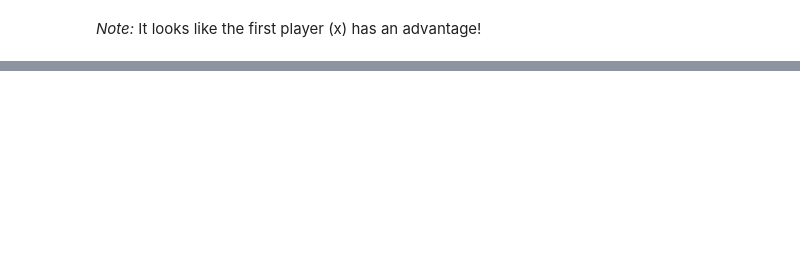
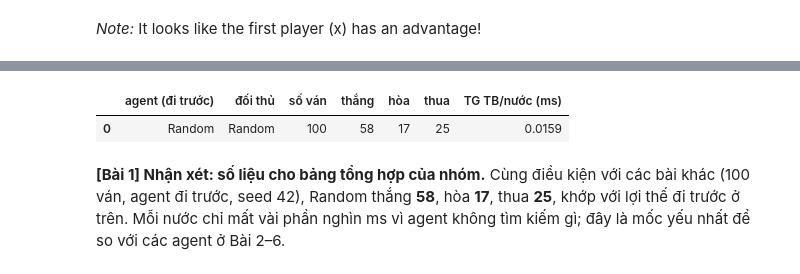
Before and after one commit to 10tothepowerof6/AdvancedAI-Repo, a Jupyter notebook: lab05_game_HuynhTanPhiHung_3124720026_DoXuanTrieu_3124720072_LeTanPhat_3124720050_LeNgocPhuc_3124720053/lab05 - game/tictactoe_definitions.ipynb, the cells around one changed output, grey strips where cells are left out. Drawn from its saved outputs; the diff is of its cells as text; code cells hidden in the pictures; blank space fills up the shorter version.

```diff
--- a/lab05_game_HuynhTanPhiHung_3124720026_DoXuanTrieu_3124720072_LeTanPhat_3124720050_LeNgocPhuc_3124720053/lab05 - game/tictactoe_definitions.ipynb
+++ b/lab05_game_HuynhTanPhiHung_3124720026_DoXuanTrieu_3124720072_LeTanPhat_3124720050_LeNgocPhuc_3124720053/lab05 - game/tictactoe_definitions.ipynb
@@ -217,0 +367,24 @@ _Note:_ It looks like the first player (x) has an advantage!
+# %%
+# [Bài 1] Dòng "Random" cho bảng tổng hợp của nhóm: 100 ván, agent đi trước (x), seed 42, có thời gian mỗi nước.
+def measured(agent, times):
+    """Bọc agent để đo thời gian từng nước đi."""
+    def wrapped(board, player='x'):
+        start = time.perf_counter()
+        move = agent(board, player)
+        times.append(time.perf_counter() - start)
+        return move
+    return wrapped
+
+np.random.seed(42)
+times = []
+res100 = play(measured(random_player, times), random_player, N=100)
+pd.DataFrame([{'agent (đi trước)': 'Random', 'đối thủ': 'Random', 'số ván': 100,
+               'thắng': res100['x'], 'hòa': res100['d'], 'thua': res100['o'],
+               'TG TB/nước (ms)': round(1000 * float(np.mean(times)), 4)}])
+# %% [output]
+|  | agent (đi trước) | đối thủ | số ván | thắng | hòa | thua | TG TB/nước (ms) |
+| 0 | Random | Random | 100 | 58 | 17 | 25 | 0.0159 |
+# %% [markdown]
+**[Bài 1] Nhận xét: số liệu cho bảng tổng hợp của nhóm.** Cùng điều kiện với các bài khác (100 ván, agent đi trước, seed 42),
+Random thắng **58**, hòa **17**, thua **25**, khớp với lợi thế đi trước ở trên. Mỗi nước chỉ mất vài phần nghìn ms vì agent
+không tìm kiếm gì; đây là mốc yếu nhất để so với các agent ở Bài 2–6.
```
Also changed, not shown: parts of 9 cells of this notebook.
